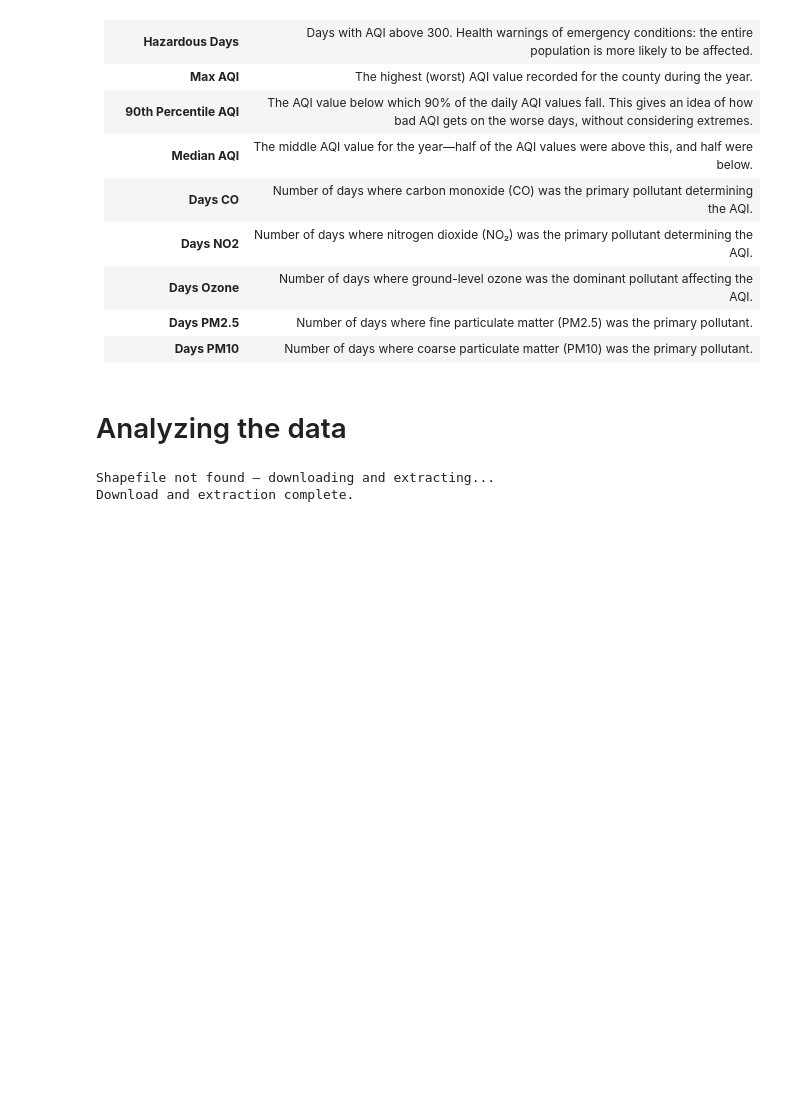
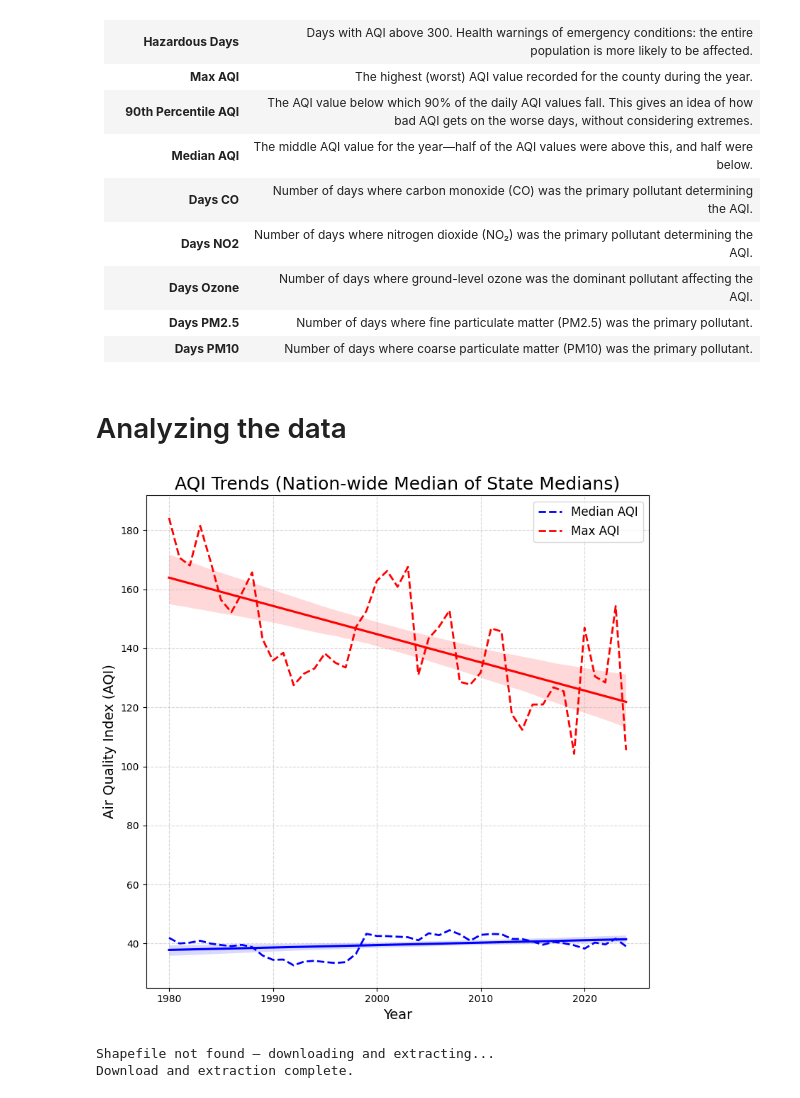
Before and after one commit to ivanrff/AQI-by-EPA, a Jupyter notebook: US_EPA_AQI.ipynb, the cells around one changed output. Cells and saved outputs as stored; diff of their text form; code cells hidden in the pictures; blank space fills up the shorter version.

```diff
--- a/US_EPA_AQI.ipynb
+++ b/US_EPA_AQI.ipynb
@@ -115,6 +211,38 @@ aqi_df = aqi_df[aqi_df['State'] != 'Country Of Mexico'].copy() # dropping Mexico
 | **Days PM10**                           | Number of days where coarse particulate matter (PM10) was the primary pollutant.                                                                                                                   |
 # %% [markdown]
 # Analyzing the data
+# %%
+USAQI_mean_byyears = aqi_df.groupby('Year').mean(numeric_only=True).reset_index()
+
+
+# Reshape the data
+df_melted = USAQI_mean_byyears.melt(id_vars='Year', value_vars=['Median AQI', 'Max AQI'],
+                                     var_name='Type', value_name='AQI')
+
+plt.figure(figsize=(8, 8))
+
+# Median AQI
+subset_median = df_melted[df_melted['Type'] == 'Median AQI']
+sns.regplot(data=subset_median, x='Year', y='AQI', scatter=False, color='blue',
+            line_kws={'label': 'Trend (Median AQI)'})
+plt.plot(subset_median['Year'], subset_median['AQI'], color='blue', label='Median AQI', linewidth=2, linestyle='--')
+
+# Max AQI
+subset_max = df_melted[df_melted['Type'] == 'Max AQI']
+sns.regplot(data=subset_max, x='Year', y='AQI', scatter=False, color='red',
+            line_kws={'label': 'Trend (Max AQI)'})
+plt.plot(subset_max['Year'], subset_max['AQI'], color='red', label='Max AQI', linewidth=2, linestyle='--')
+
+# Title and labels
+plt.title('AQI Trends (Nation-wide Median of State Medians)', fontsize=18)
+plt.xlabel('Year', fontsize=14)
+plt.ylabel('Air Quality Index (AQI)', fontsize=14)
+plt.legend(fontsize=12)
+plt.grid(True, linestyle='--', alpha=0.5)
+plt.tight_layout()
+plt.show()
+# %% [output]
+[figure, added]
 # %%
 # Define URLs and paths
 url = 'https://www2.census.gov/geo/tiger/GENZ2021/shp/cb_2021_us_state_20m.zip'
```
Also changed, not shown: parts of 8 cells of this notebook.
